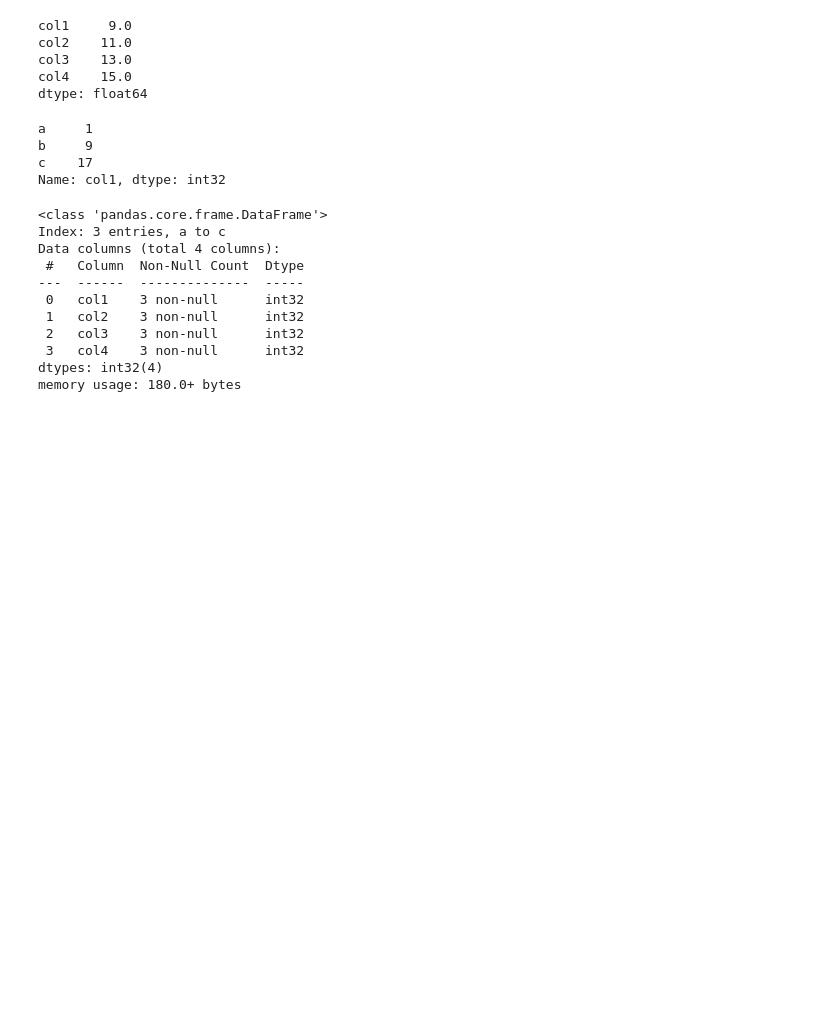
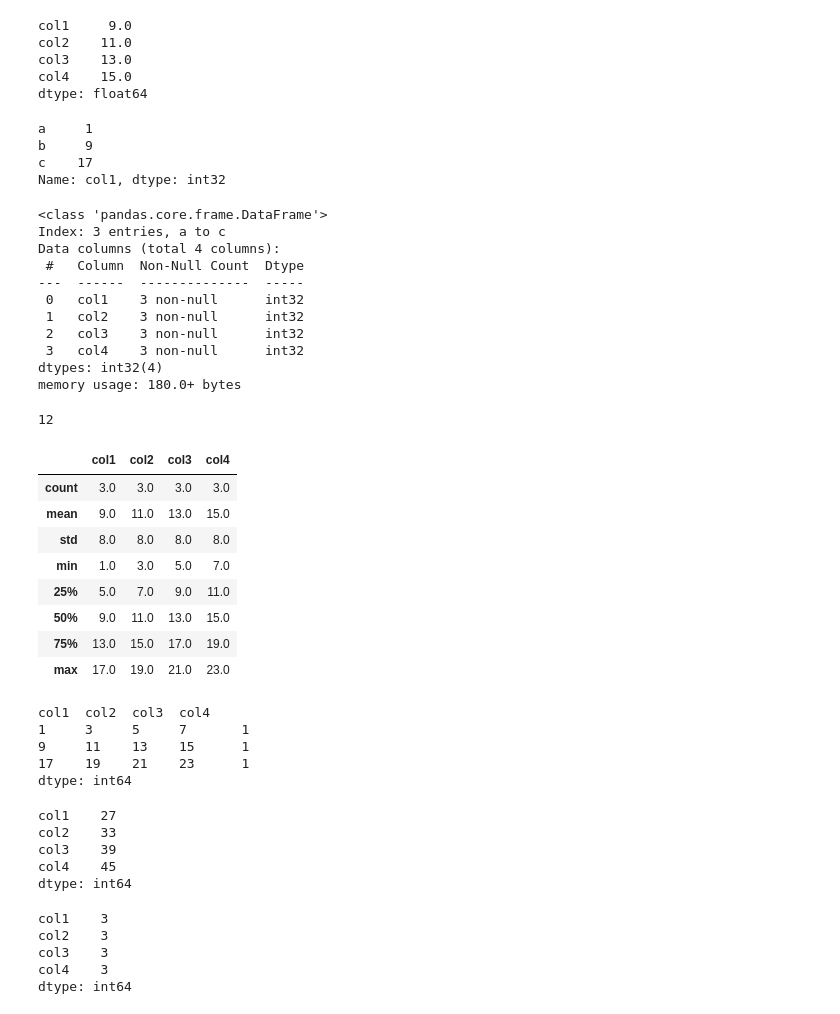
Before and after one commit to yasir5008/DS_-_ITF_Just_Working_Directory, a Jupyter notebook: DS_python_works/DAwPy_S4.ipynb, the cells around one changed output. Cells and saved outputs as stored; diff of their text form; code cells hidden in the pictures; blank space fills up the shorter version.

```diff
--- a/DS_python_works/DAwPy_S4.ipynb
+++ b/DS_python_works/DAwPy_S4.ipynb
@@ -183,3 +185,43 @@ Data columns (total 4 columns):
  3   col4    3 non-null      int32
 dtypes: int32(4)
 memory usage: 180.0+ bytes
+# %%
+df.size
+# %% [output]
+12
+# %%
+df.describe()
+# %% [output]
+|  | col1 | col2 | col3 | col4 |
+| count | 3.0 | 3.0 | 3.0 | 3.0 |
+| mean | 9.0 | 11.0 | 13.0 | 15.0 |
+| std | 8.0 | 8.0 | 8.0 | 8.0 |
+| min | 1.0 | 3.0 | 5.0 | 7.0 |
+| 25% | 5.0 | 7.0 | 9.0 | 11.0 |
+| 50% | 9.0 | 11.0 | 13.0 | 15.0 |
+| 75% | 13.0 | 15.0 | 17.0 | 19.0 |
+| max | 17.0 | 19.0 | 21.0 | 23.0 |
+# %%
+df.value_counts()
+# %% [output]
+col1  col2  col3  col4
+1     3     5     7       1
+9     11    13    15      1
+17    19    21    23      1
+dtype: int64
+# %%
+df.sum()
+# %% [output]
+col1    27
+col2    33
+col3    39
+col4    45
+dtype: int64
+# %%
+df.nunique()
+# %% [output]
+col1    3
+col2    3
+col3    3
+col4    3
+dtype: int64
```
Also changed, not shown: parts of 53 cells of this notebook.
